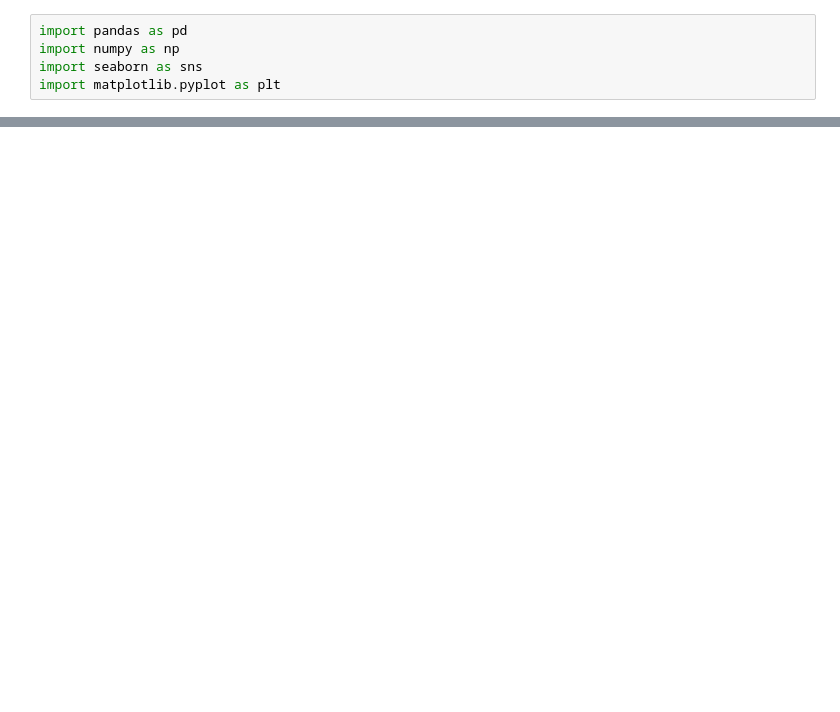
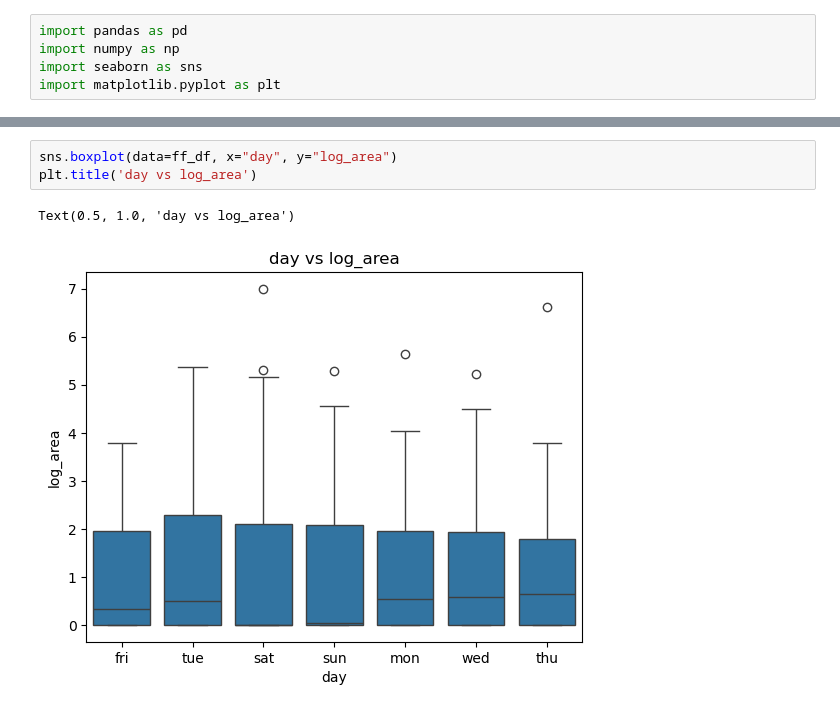
Before and after one commit to ach0309/linear_regression_project, a Jupyter notebook: code/explore.ipynb, the cells around one changed output, grey strips where cells are left out. Saved outputs shown, nothing was run; the diff lists cells and outputs as text; blank space fills up the shorter version.

```diff
--- a/code/explore.ipynb
+++ b/code/explore.ipynb
@@ -228,0 +203,6 @@ forest_fire_df[(forest_fire_df['X'] == 6) & (forest_fire_df['Y'] == 5)] # def an
+# %%
+sns.boxplot(data=ff_df, x="day", y="log_area")
+plt.title('day vs log_area')
+# %% [output]
+Text(0.5, 1.0, 'day vs log_area')
+[figure, added]
```
Also changed, not shown: parts of 63 cells of this notebook, 7 other files.
